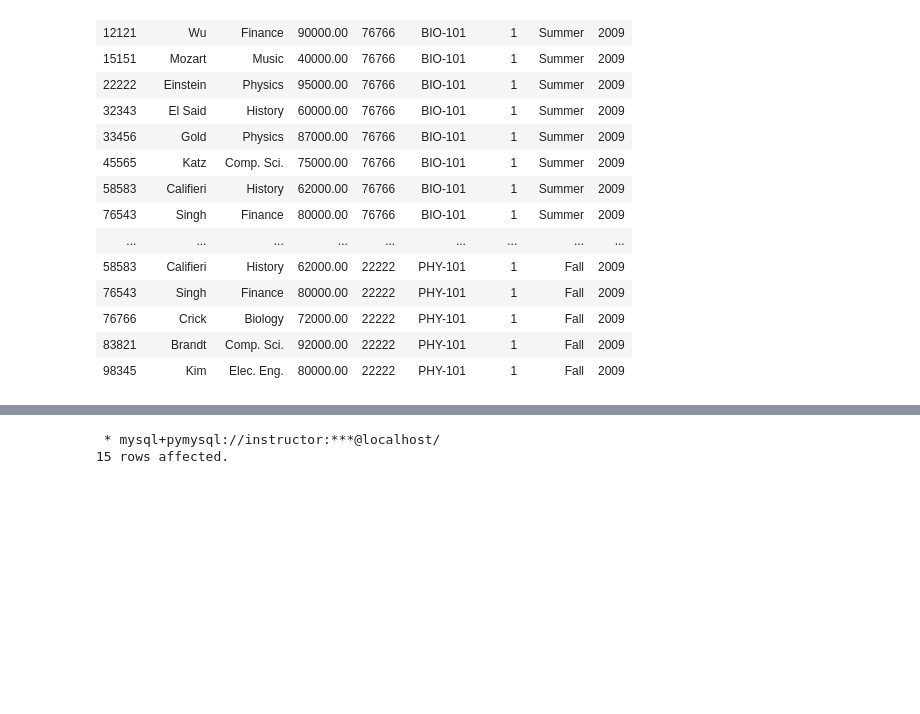
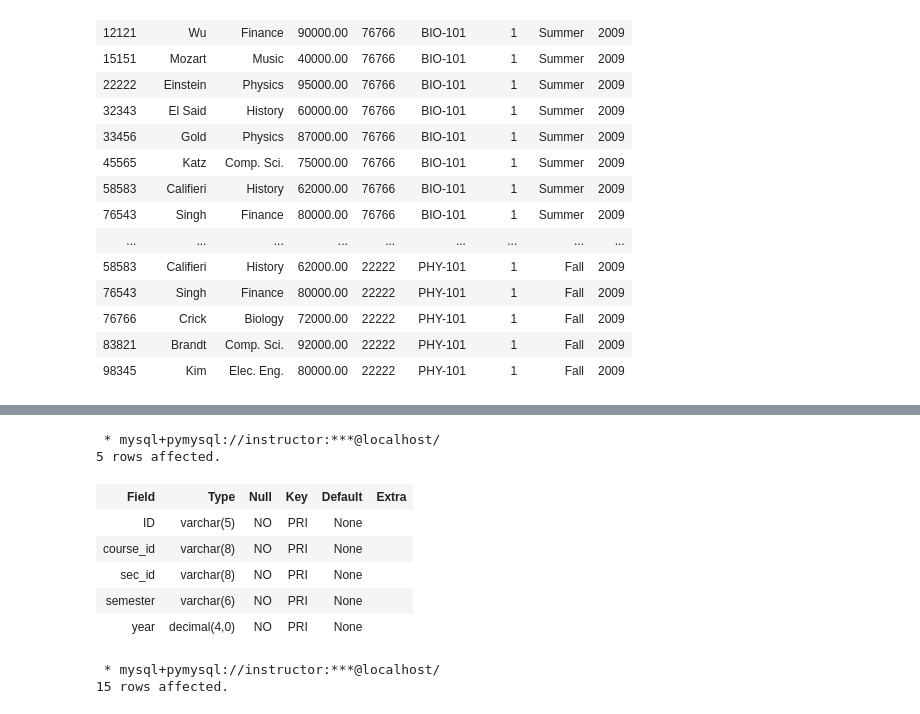
Before and after one commit to atu-se/atu.innomadic.com, a Jupyter notebook: courses/db/notebooks/Chapter 3.ipynb, the cells around one changed output, grey strips where cells are left out. Saved outputs shown, nothing was run; the diff lists cells and outputs as text; code cells hidden in the pictures; blank space fills up the shorter version.

```diff
--- a/courses/db/notebooks/Chapter 3.ipynb
+++ b/courses/db/notebooks/Chapter 3.ipynb
@@ -575,3 +602,15 @@ instructor, teaches
+# %%
+%%sql
+desc teaches;
+# %% [output]
+ * mysql+pymysql://instructor:***@localhost/
+5 rows affected.
+| Field | Type | Null | Key | Default | Extra |
+| ID | varchar(5) | NO | PRI | None |  |
+| course_id | varchar(8) | NO | PRI | None |  |
+| sec_id | varchar(8) | NO | PRI | None |  |
+| semester | varchar(6) | NO | PRI | None |  |
+| year | decimal(4,0) | NO | PRI | None |  |
 # %%
 %%sql
 select *
```
Also changed, not shown: parts of 6 cells of this notebook, 5 other files.
